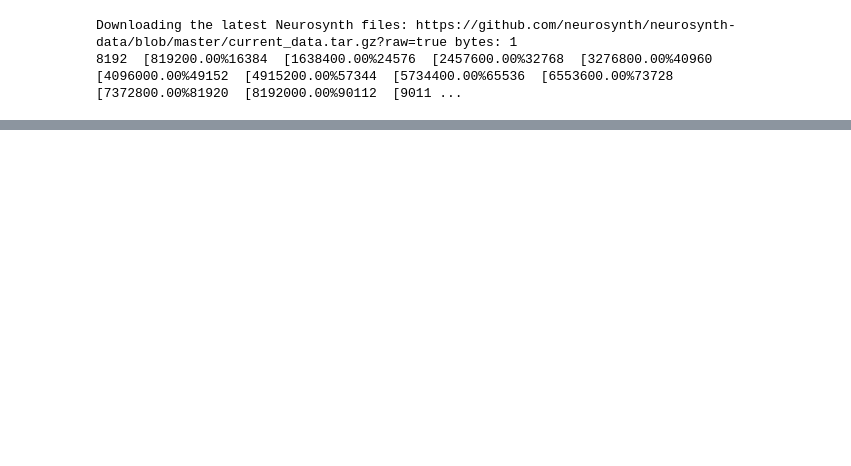
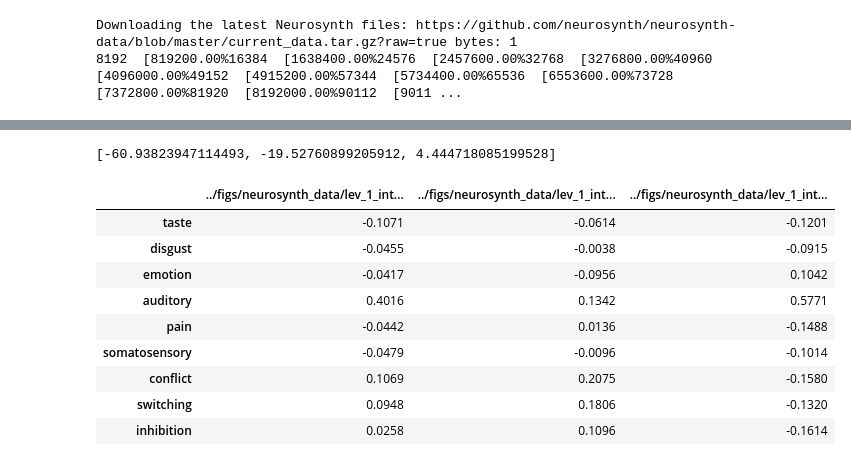
Before and after one commit to ContextLab/timecorr-paper, a Jupyter notebook: code/notebooks/neurosynth_analysis.ipynb, the cells around one changed output, grey strips where cells are left out. Drawn from its saved outputs; the diff is of its cells as text; code cells hidden in the pictures; blank space fills up the shorter version.

Commit message:
WIP neurosynth analysis

```diff
--- a/code/notebooks/neurosynth_analysis.ipynb
+++ b/code/notebooks/neurosynth_analysis.ipynb
@@ -38,4 +121,4 @@ ns.dataset.download(path='../figs/neurosynth_data/', unpack=True)
 Downloading the latest Neurosynth files: https://github.com/neurosynth/neurosynth-data/blob/master/current_data.tar.gz?raw=true bytes: 1
 8192  [819200.00%16384  [1638400.00%24576  [2457600.00%32768  [3276800.00%40960  [4096000.00%49152  [4915200.00%57344  [5734400.00%65536  [6553600.00%73728  [7372800.00%81920  [8192000.00%90112  [9011 ...
 # %%
-dataset = Dataset('../figs/neurosynth_data//database.txt')
+dataset = Dataset.load('../figs/neurosynth_data/dataset.pkl')
@@ -41,0 +140,4 @@ dataset = Dataset('../figs/neurosynth_data//database.txt')
+# %%
+try_loc.tolist()
+# %% [output]
+[-60.93823947114493, -19.52760899205912, 4.444718085199528]
@@ -41,0 +146,17 @@ dataset = Dataset('../figs/neurosynth_data//database.txt')
+# %%
+decoder = decode.Decoder(dataset, features=['taste', 'disgust', 'emotion', 'auditory', 'pain', 'somatosensory', 'conflict', 'switching', 'inhibition'])
+# %%
+data = decoder.decode(['../figs/neurosynth_data/lev_1_intact_pAgF.nii.gz', '../figs/neurosynth_data/lev_1_intact_pA.nii.gz', '../figs/neurosynth_data/lev_1_intact_pFgA.nii.gz'], save='../figs/neurosynth_data/decoding_results.txt')
+# %%
+data
+# %% [output]
+|  | ../figs/neurosynth_data/lev_1_int... | ../figs/neurosynth_data/lev_1_int... | ../figs/neurosynth_data/lev_1_int... |
+| taste | -0.1071 | -0.0614 | -0.1201 |
+| disgust | -0.0455 | -0.0038 | -0.0915 |
+| emotion | -0.0417 | -0.0956 | 0.1042 |
+| auditory | 0.4016 | 0.1342 | 0.5771 |
+| pain | -0.0442 | 0.0136 | -0.1488 |
+| somatosensory | -0.0479 | -0.0096 | -0.1014 |
+| conflict | 0.1069 | 0.2075 | -0.1580 |
+| switching | 0.0948 | 0.1806 | -0.1320 |
+| inhibition | 0.0258 | 0.1096 | -0.1614 |
```
Also changed, not shown: parts of 19 cells of this notebook, 2 other files.
